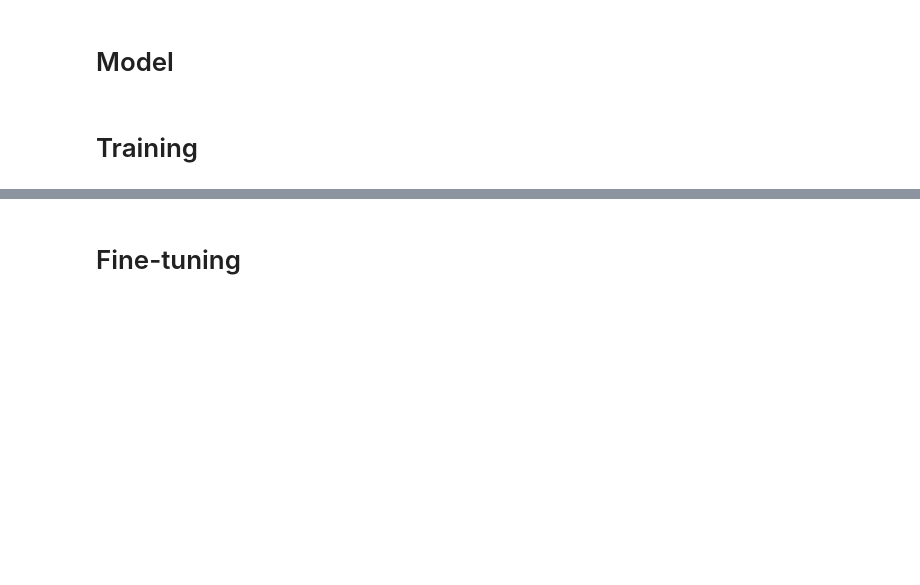
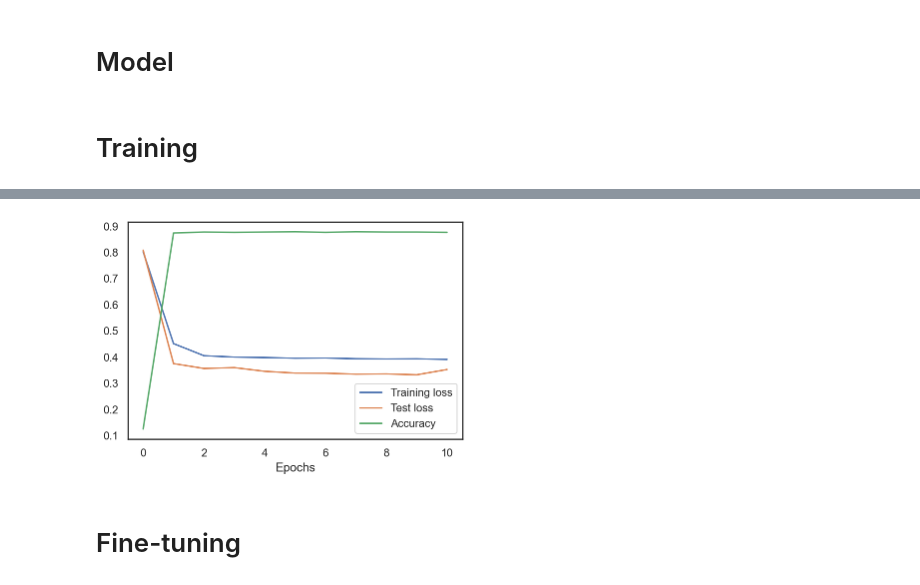
Before and after one commit to nataliasc/iannwtf, a Jupyter notebook: hw-week04/hw-week04-group27.ipynb, the cells around one changed output, grey strips where cells are left out. Cells and saved outputs as stored; diff of their text form; code cells hidden in the pictures; blank space fills up the shorter version.

```diff
--- a/hw-week04/hw-week04-group27.ipynb
+++ b/hw-week04/hw-week04-group27.ipynb
@@ -75,10 +77,0 @@ createSubplotHist(df_wine_quality, "quality", ax, np.array(sorted(df_wine_qualit
-# %%
-# Split the dataset into a train, test and validation split
-
-df_train = df_wine_quality.sample(frac=0.7, random_state=1) # use 70% of the dataset for the training set
-df_wine_quality.drop(np.array(df_train.index), inplace=True) # drop the used entries from the original dataset
-
-df_test = df_wine_quality.sample(frac=0.5, random_state=1) # use 50% of the remaining ds (15% of the original) for testing
-df_wine_quality.drop(np.array(df_test.index), inplace=True) # drop the used entries from the original dataset
-
-df_valid = df_wine_quality.copy() # use the remaining data for validation
@@ -198,10 +201,10 @@ class MyModel(tf.keras.Model):
 
     def __init__(self):
         '''
-        Constructs the model with 1 hidden layer (1 perceptron) and an output layer with 1 output neuron
+        Constructs the model with 1 hidden layer (256 perceptrons) and an output layer with 1 output neuron
         '''
         super(MyModel, self).__init__()
-        self.dense = SimpleDense(4, activation=tf.nn.sigmoid) # hidden layer
+        self.dense = SimpleDense(16, activation=tf.nn.sigmoid)
         self.out = SimpleDense(1, activation=tf.nn.sigmoid) # output layer with 1 unit since we have a binary task
 
     def call(self, inputs):
@@ -338,2 +341,12 @@ Epoch: 9 starting with accuracy 0.83
+# %%
+plt.figure()
+line1, = plt.plot(train_losses)
+line2, = plt.plot(test_losses)
+line3, = plt.plot(test_accuracies)
+plt.xlabel("Epochs")
+plt.legend((line1,line2,line3),("Training loss","Test loss", "Accuracy"))
+plt.show()
+# %% [output]
+[figure, added]
 # %% [markdown]
 # Fine-tuning
```
Also changed, not shown: parts of 11 cells of this notebook.
